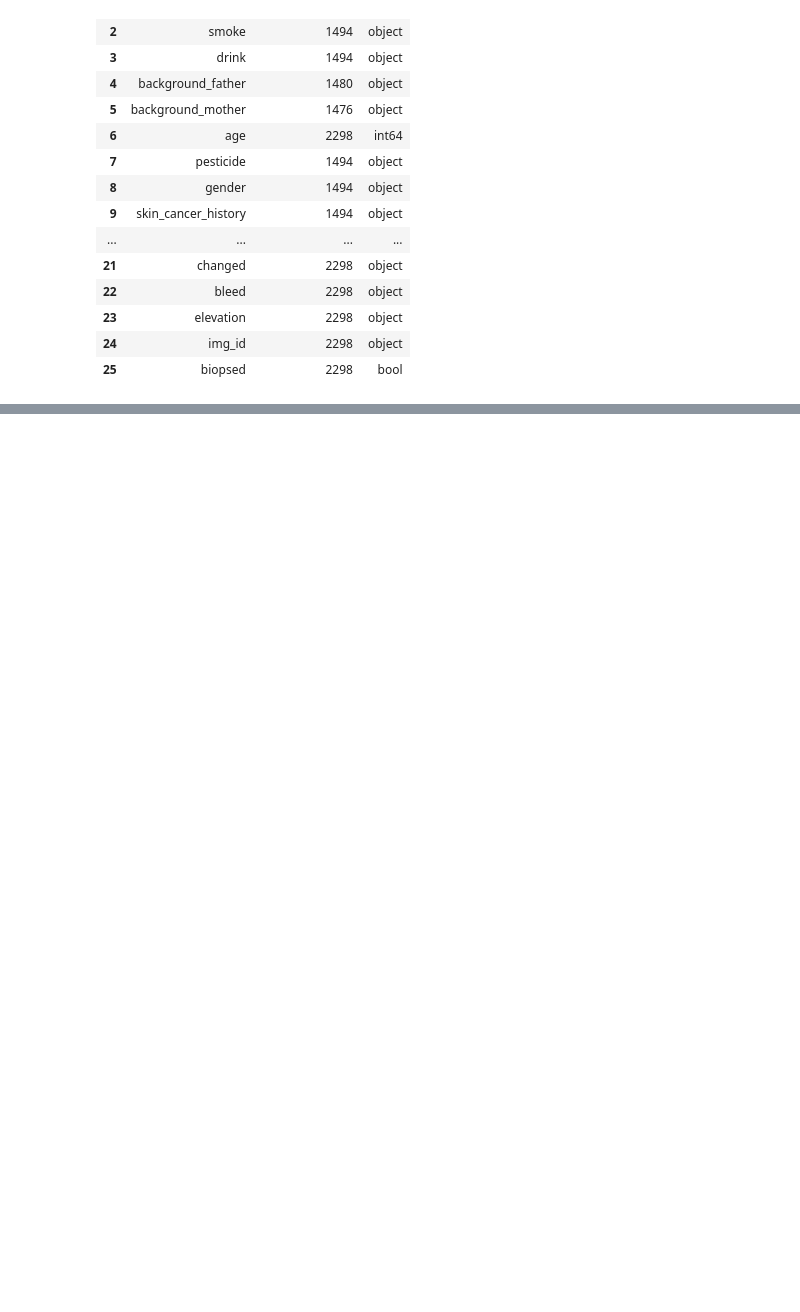
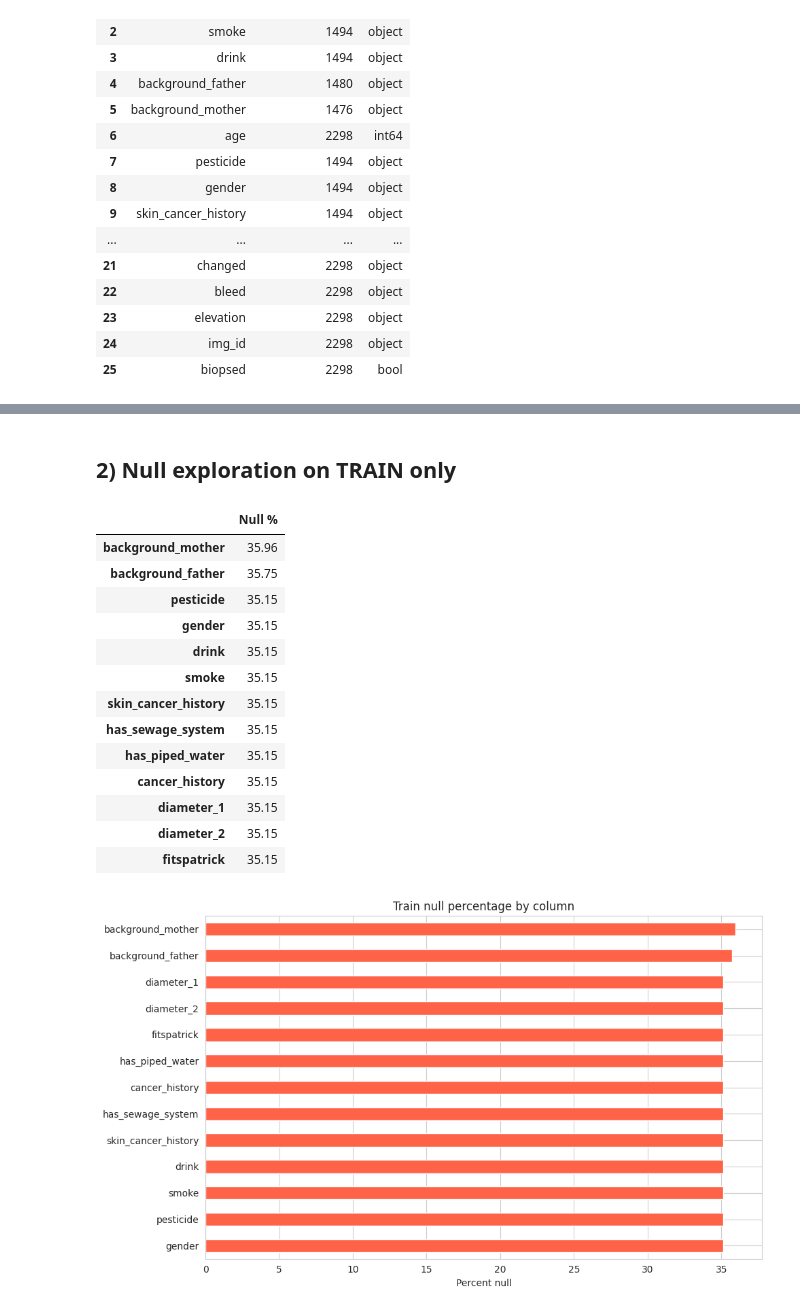
Before and after one commit to Belaleatsbanana/IOT_fusion, a Jupyter notebook: exploration.ipynb, the cells around one changed output, grey strips where cells are left out. Drawn from its saved outputs; the diff is of its cells as text; code cells hidden in the pictures; blank space fills up the shorter version.

Commit message:
exploration, cleaning and export done

```diff
--- a/exploration.ipynb
+++ b/exploration.ipynb
@@ -351,0 +98,23 @@ plt.show()
+# %%
+target_col = 'diagnostic'
+groups = pad_dataset['patient_id']
+
+# Stratified + group-aware split (patient-level, class-balanced as much as possible)
+sgkf = StratifiedGroupKFold(n_splits=5, shuffle=True, random_state=42)
+train_idx, test_idx = next(sgkf.split(pad_dataset, y=pad_dataset[target_col], groups=groups))
+
+train_df = pad_dataset.iloc[train_idx].reset_index(drop=True)
+test_df = pad_dataset.iloc[test_idx].reset_index(drop=True)
+
+print(f'Train shape: {train_df.shape}')
+print(f'Test shape:  {test_df.shape}')
+print('Train classes:')
+display(train_df[target_col].value_counts())
+print('Test classes:')
+display(test_df[target_col].value_counts())
+
+train_pct = train_df[target_col].value_counts(normalize=True).rename('train_pct')
+test_pct = test_df[target_col].value_counts(normalize=True).rename('test_pct')
+class_compare = pd.concat([train_pct, test_pct], axis=1).fillna(0)
+class_compare['abs_diff'] = (class_compare['train_pct'] - class_compare['test_pct']).abs()
+display(class_compare.sort_values('abs_diff', ascending=False))
@@ -351,0 +152,29 @@ plt.show()
+# %% [markdown]
+## 2) Null exploration on TRAIN only
+# %%
+train_null_pct = (train_df.isnull().mean() * 100).round(2).sort_values(ascending=False)
+train_null_pct = train_null_pct[train_null_pct > 0]
+display(train_null_pct.to_frame('Null %'))
+
+plt.figure(figsize=(10, 6))
+train_null_pct.sort_values().plot(kind='barh', color='tomato')
+plt.title('Train null percentage by column')
+plt.xlabel('Percent null')
+plt.tight_layout()
+plt.show()
+# %% [output]
+|  | Null % |
+| background_mother | 35.96 |
+| background_father | 35.75 |
+| pesticide | 35.15 |
+| gender | 35.15 |
+| drink | 35.15 |
+| smoke | 35.15 |
+| skin_cancer_history | 35.15 |
+| has_sewage_system | 35.15 |
+| has_piped_water | 35.15 |
+| cancer_history | 35.15 |
+| diameter_1 | 35.15 |
+| diameter_2 | 35.15 |
+| fitspatrick | 35.15 |
+[figure, added]
```
Also changed, not shown: parts of 43 cells of this notebook.
